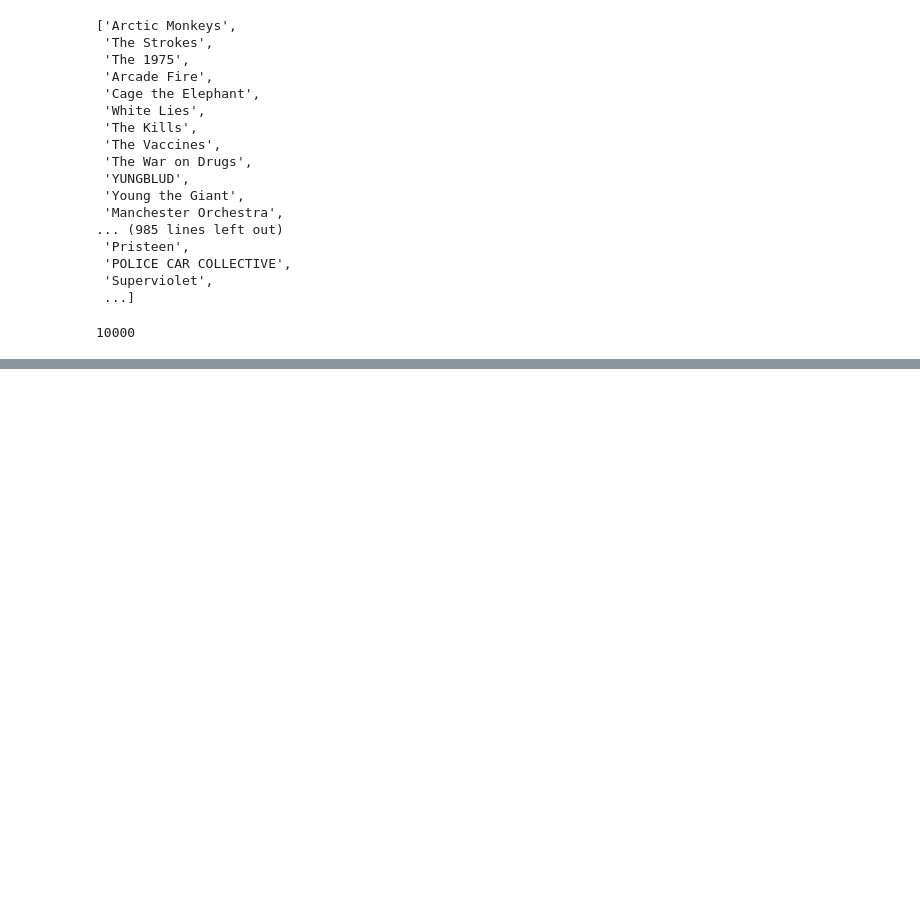
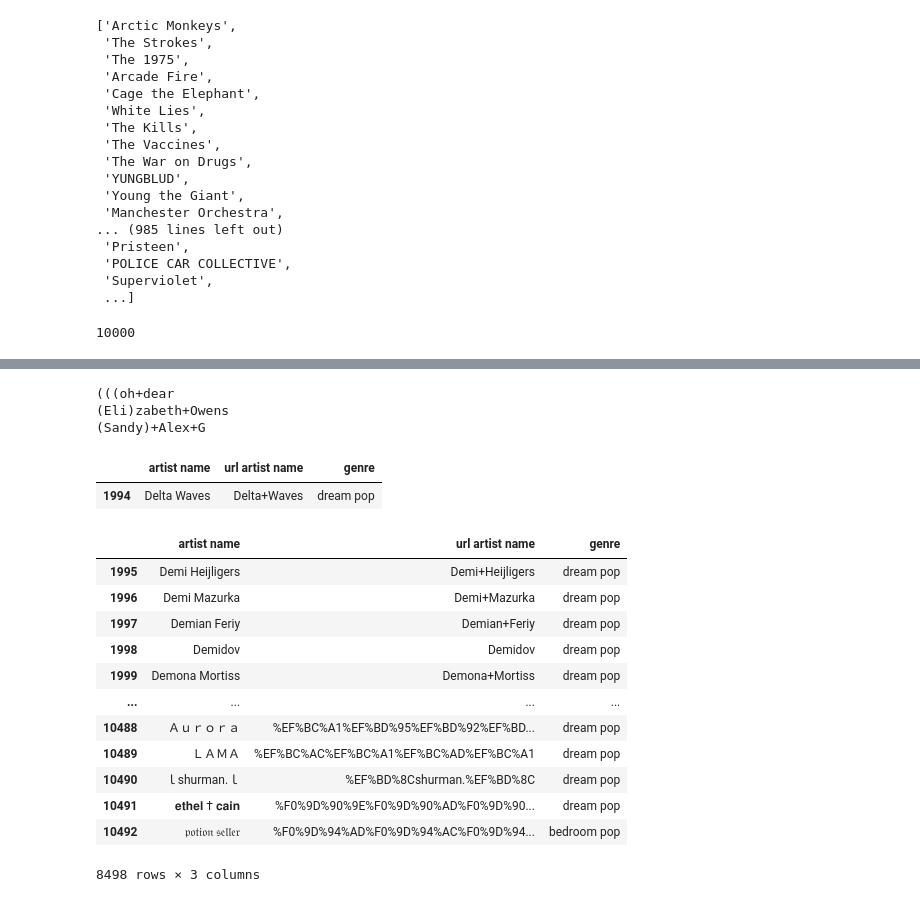
Before and after one commit to cpuglis1/melodiik, a Jupyter notebook: dreamy_artist_scraper.ipynb, the cells around one changed output, grey strips where cells are left out. Cells and saved outputs as stored; diff of their text form; code cells hidden in the pictures; blank space fills up the shorter version.

```diff
--- a/dreamy_artist_scraper.ipynb
+++ b/dreamy_artist_scraper.ipynb
@@ -180,0 +202,7 @@ df.to_csv('artist_genre_scrape.csv')
+# %%
+for i in range(3):
+    print(list(df['url artist name'])[i])
+# %% [output]
+(((oh+dear
+(Eli)zabeth+Owens
+(Sandy)+Alex+G
@@ -180,0 +262,23 @@ df.to_csv('artist_genre_scrape.csv')
+# %%
+df[df['artist name'] == 'Delta Waves']
+# %% [output]
+|  | artist name | url artist name | genre |
+| 1994 | Delta Waves | Delta+Waves | dream pop |
+# %%
+df_p2 = df[1994:]
+# %%
+df_p2
+# %% [output]
+|  | artist name | url artist name | genre |
+| 1995 | Demi Heijligers | Demi+Heijligers | dream pop |
+| 1996 | Demi Mazurka | Demi+Mazurka | dream pop |
+| 1997 | Demian Feriy | Demian+Feriy | dream pop |
+| 1998 | Demidov | Demidov | dream pop |
+| 1999 | Demona Mortiss | Demona+Mortiss | dream pop |
+| ... | ... | ... | ... |
+| 10488 | Ａｕｒｏｒａ | %EF%BC%A1%EF%BD%95%EF%BD%92%EF%BD... | dream pop |
+| 10489 | ＬＡＭＡ | %EF%BC%AC%EF%BC%A1%EF%BC%AD%EF%BC%A1 | dream pop |
+| 10490 | ｌshurman.ｌ | %EF%BD%8Cshurman.%EF%BD%8C | dream pop |
+| 10491 | 𝐞𝐭𝐡𝐞𝐥 † 𝐜𝐚𝐢𝐧 | %F0%9D%90%9E%F0%9D%90%AD%F0%9D%90... | dream pop |
+| 10492 | 𝔭𝔬𝔱𝔦𝔬𝔫 𝔰𝔢𝔩𝔩𝔢𝔯 | %F0%9D%94%AD%F0%9D%94%AC%F0%9D%94... | bedroom pop |
+8498 rows × 3 columns
```
Also changed, not shown: parts of 53 cells of this notebook.
